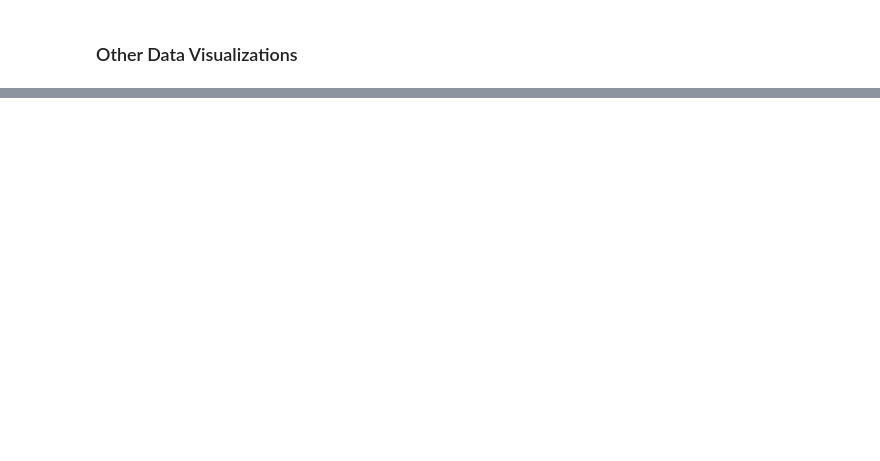
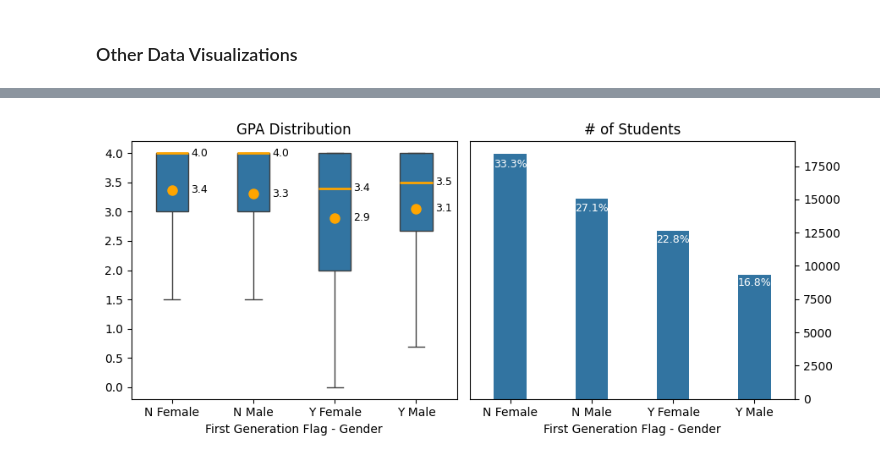
Before and after one commit to gburden6/INFO698-Fall2025-GB-PM, a Jupyter notebook: INFO698_McManus.ipynb, the cells around one changed output, grey strips where cells are left out. Drawn from its saved outputs; the diff is of its cells as text; code cells hidden in the pictures; blank space fills up the shorter version.

```diff
--- a/INFO698_McManus.ipynb
+++ b/INFO698_McManus.ipynb
@@ -686,0 +822,68 @@ plt.show()
+# %%
+# Plot of GPA difference between first generation and non-first generation students
+
+plot_data = data.loc[data['Gender'] != 'Unknown', ['FirstGenerationFlag', 'Gender', 'TermGPA']].copy()
+plot_data['FirstGen'] = plot_data['FirstGenerationFlag'].astype(str) + ' ' + plot_data['Gender'].astype(str)
+my_order = sorted(plot_data['FirstGen'].unique())
+
+category_counts = plot_data['FirstGen'].value_counts().reset_index()
+category_counts.columns = ['First Generation', 'Students']
+category_counts['First Generation'] = pd.Categorical(category_counts['First Generation'], categories=my_order, ordered=True)
+category_counts = category_counts.sort_values('First Generation').reset_index(drop=True)
+category_counts['Percent'] = (category_counts['Students'] / category_counts['Students'].sum()) * 100
+category_counts['Median'] = (plot_data.groupby('FirstGen')['TermGPA'].median()).reset_index()['TermGPA']
+category_counts['Mean'] = (plot_data.groupby('FirstGen')['TermGPA'].mean()).reset_index()['TermGPA']
+
+
+fig, (ax1, ax2) = plt.subplots(1, 2, figsize=(9, 4), sharey=False)
+
+# Plot 1
+sns.boxplot(data=plot_data,
+            x='FirstGen',
+            y='TermGPA',
+            order=my_order,
+            showmeans=True,
+            fliersize=0,
+            width=0.4,
+            ax=ax1,
+            medianprops={"color": "orange", "linewidth": 2},
+            meanprops={"marker":"o",
+                        "markerfacecolor":"orange",
+                        "markeredgecolor":"orange",
+                        "markersize":"8"})
+
+for i, row in category_counts.iterrows():
+    median = f"{row['Median']:.1f}"
+    bar_height = row['Median']
+    ax1.text(x=i+0.23, y=bar_height, s=median, ha='left', va='center', fontsize=9, color='black')
+
+    mean = f"{row['Mean']:.1f}"
+    bar_height = row['Mean']
+    ax1.text(x=i+0.23, y=bar_height, s=mean, ha='left', va='center', fontsize=9, color='black')
+
+ax1.set_title('GPA Distribution')
+ax1.set_ylabel('')
+ax1.set_xlabel('First Generation Flag - Gender')
+
+# Plot 2
+sns.barplot(data=category_counts,
+            x='First Generation',
+            y='Students',
+            order=my_order,
+            width=0.4,
+            ax=ax2)
+
+for i, row in category_counts.iterrows():
+    percent = f"{row['Percent']:.1f}%"
+    bar_height = row['Students']
+    ax2.text(x=i, y=bar_height*0.98, s=percent, ha='center', va='top', fontsize=9, color='white')
+
+ax2.yaxis.tick_right()
+ax2.set_title('# of Students')
+ax2.set_ylabel('')
+ax2.set_xlabel('First Generation Flag - Gender')
+
+plt.tight_layout()
+plt.show()
+# %% [output]
+[figure, added]
```
Also changed, not shown: parts of 55 cells of this notebook.
